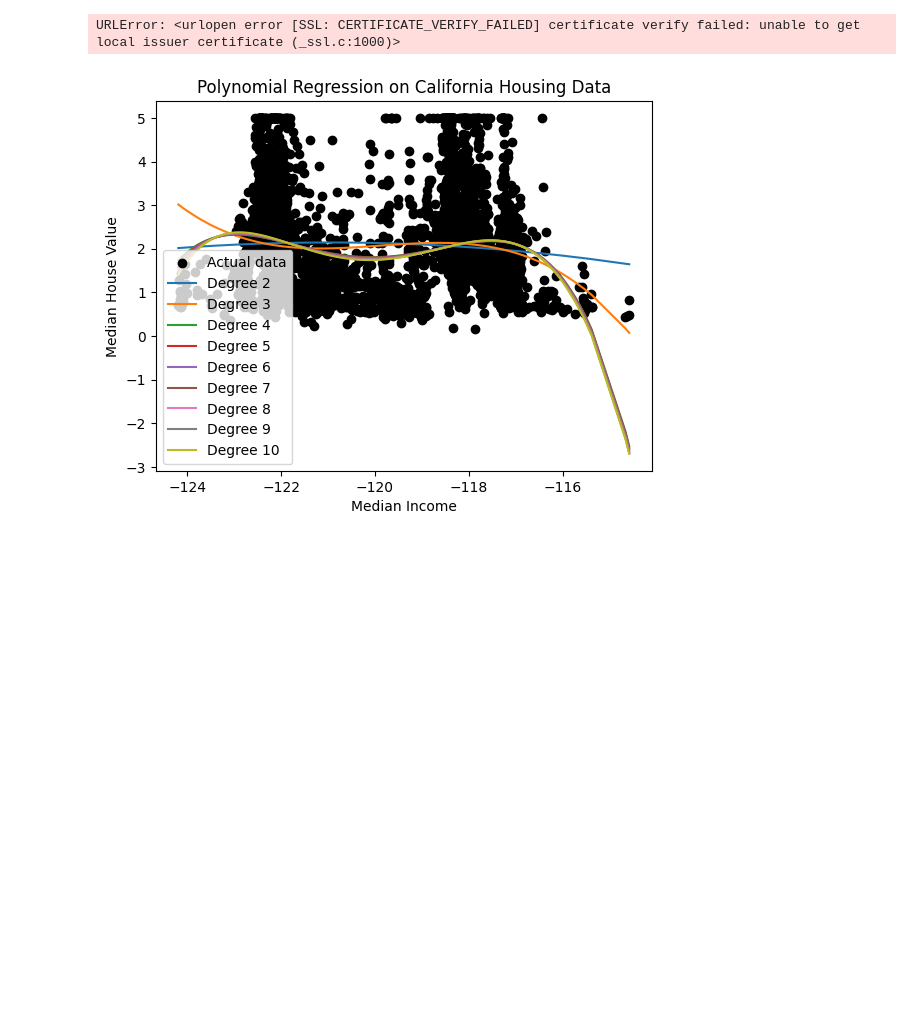
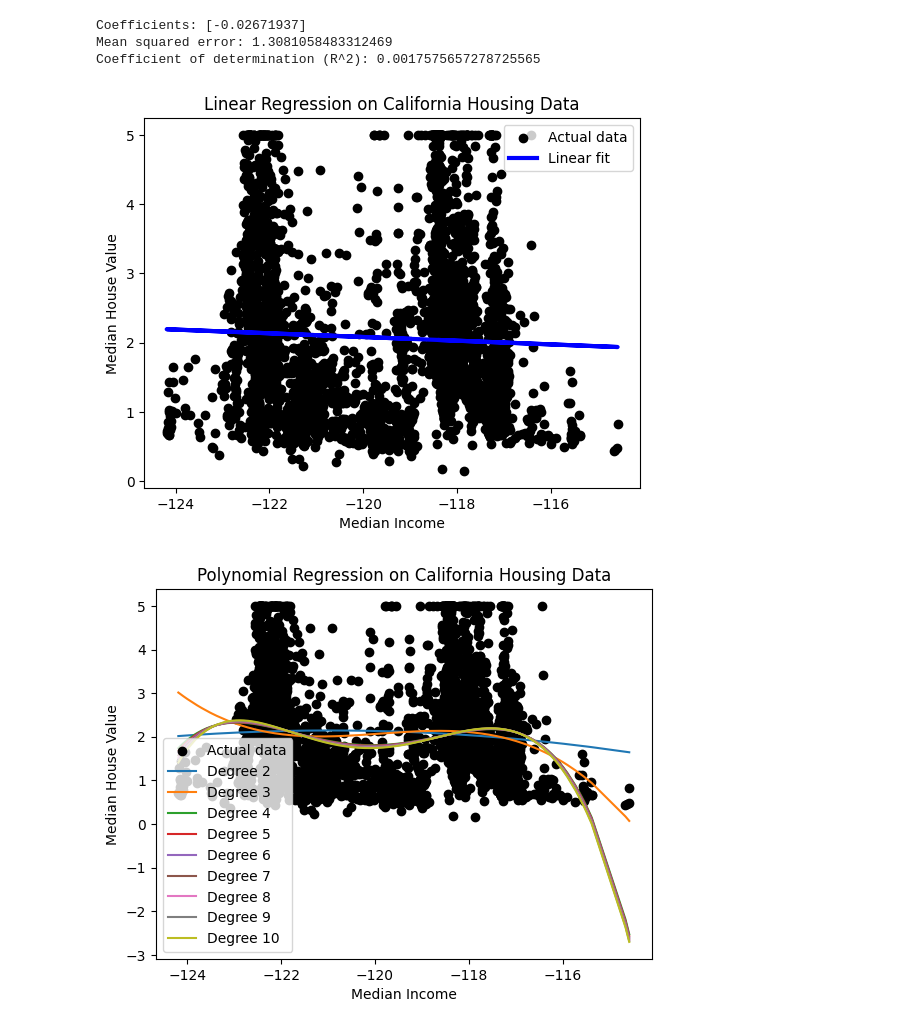
Before and after one commit to bibangamba/MLLabs, a Jupyter notebook: Lesson_2_Solutions.ipynb, the cells around one changed output. Cells and saved outputs as stored; diff of their text form; code cells hidden in the pictures; blank space fills up the shorter version.

Commit message:
run python certificates command

```diff
--- a/Lesson_2_Solutions.ipynb
+++ b/Lesson_2_Solutions.ipynb
@@ -6,13 +6,6 @@ from sklearn.model_selection import train_test_split
 from sklearn.linear_model import LinearRegression
 from sklearn.metrics import r2_score
 
-from six.moves import urllib
-opener = urllib.request.build_opener()
-opener.addheaders = [('User-agent', 'Mozilla/5.0')]
-urllib.request.install_opener(opener)
-from six.moves.urllib.request import urlretrieve
-# urlretrieve('https://ndownloader.figshare.com/files/5976036')
-# Load the California housing dataset
 housing = fetch_california_housing()
 
 # For simplicity, use only one feature: 'Median Income'
@@ -24,34 +17,37 @@ X_train, X_test, y_train, y_test = train_test_split(X, y, test_size=0.2, random_
 
 
 # Create linear regression object
 regr = LinearRegression()
 
 # Train the model using the training sets
 regr.fit(X_train, y_train)
 
 # Make predictions using the testing set
 y_pred = regr.predict(X_test)
 
 # The coefficients
 print('Coefficients:', regr.coef_)
 
 # The mean squared error
 print('Mean squared error:', np.mean((y_pred - y_test) ** 2))
 
 # The coefficient of determination: 1 is perfect prediction
 print('Coefficient of determination (R^2):', r2_score(y_test, y_pred))
 
 # Plot outputs
 plt.scatter(X_test, y_test, color='black', label='Actual data')
 plt.plot(X_test, y_pred, color='blue', linewidth=3, label='Linear fit')
 
 plt.xlabel('Median Income')
 plt.ylabel('Median House Value')
 plt.title('Linear Regression on California Housing Data')
 plt.legend()
 plt.show()
 # %% [output]
-URLError: <urlopen error [SSL: CERTIFICATE_VERIFY_FAILED] certificate verify failed: unable to get local issuer certificate (_ssl.c:1000)>
+Coefficients: [-0.02671937]
+Mean squared error: 1.3081058483312469
+Coefficient of determination (R^2): 0.0017575657278725565
+[figure, added]
 # %%
 import numpy as np
 import matplotlib.pyplot as plt
```
